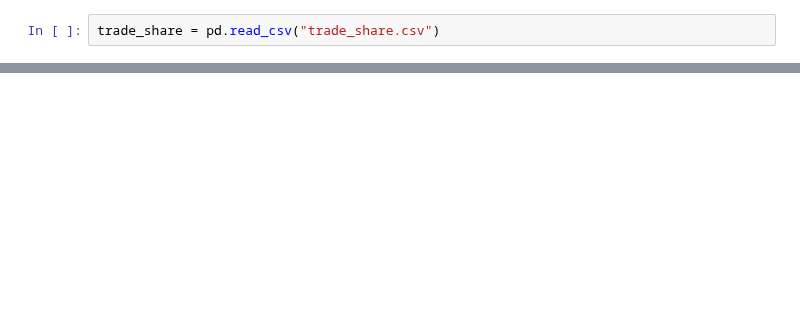
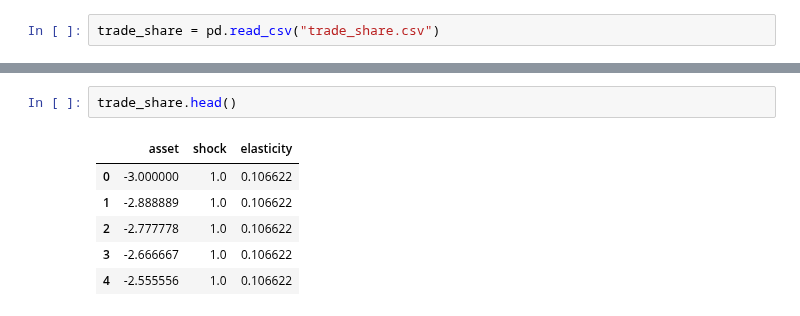
Before and after one commit to mwaugh0328/heterogeneous-agent-trade, a Jupyter notebook: notebooks/plot-elasticity.ipynb, the cells around one changed output, grey strips where cells are left out. Saved outputs shown, nothing was run; the diff lists cells and outputs as text; blank space fills up the shorter version.

```diff
--- a/notebooks/plot-elasticity.ipynb
+++ b/notebooks/plot-elasticity.ipynb
@@ -101,0 +115,9 @@ plt.show()
+# %%
+trade_share.head()
+# %% [output]
+|  | asset | shock | elasticity |
+| 0 | -3.000000 | 1.0 | 0.106622 |
+| 1 | -2.888889 | 1.0 | 0.106622 |
+| 2 | -2.777778 | 1.0 | 0.106622 |
+| 3 | -2.666667 | 1.0 | 0.106622 |
+| 4 | -2.555556 | 1.0 | 0.106622 |
```
Also changed, not shown: parts of 4 cells of this notebook, 7 other files.
